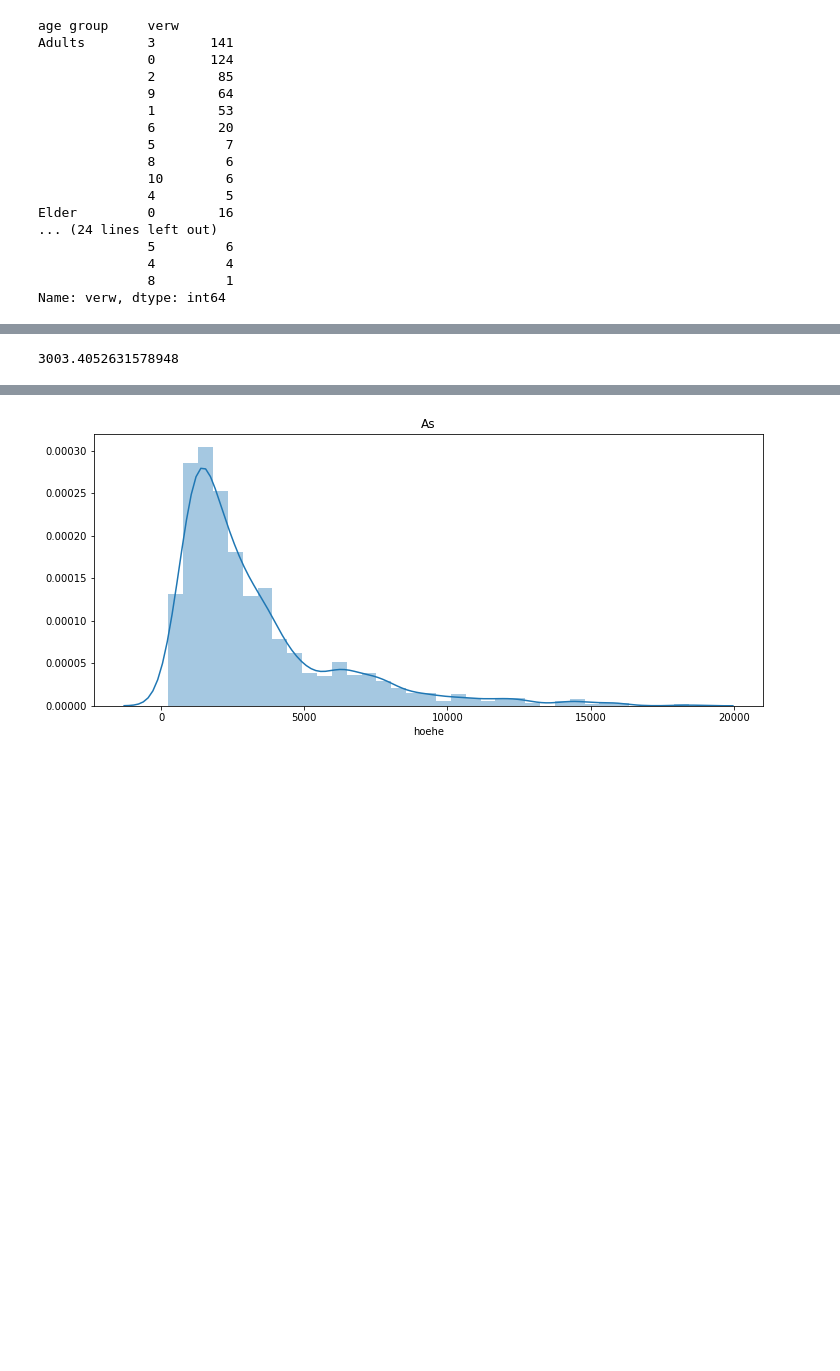
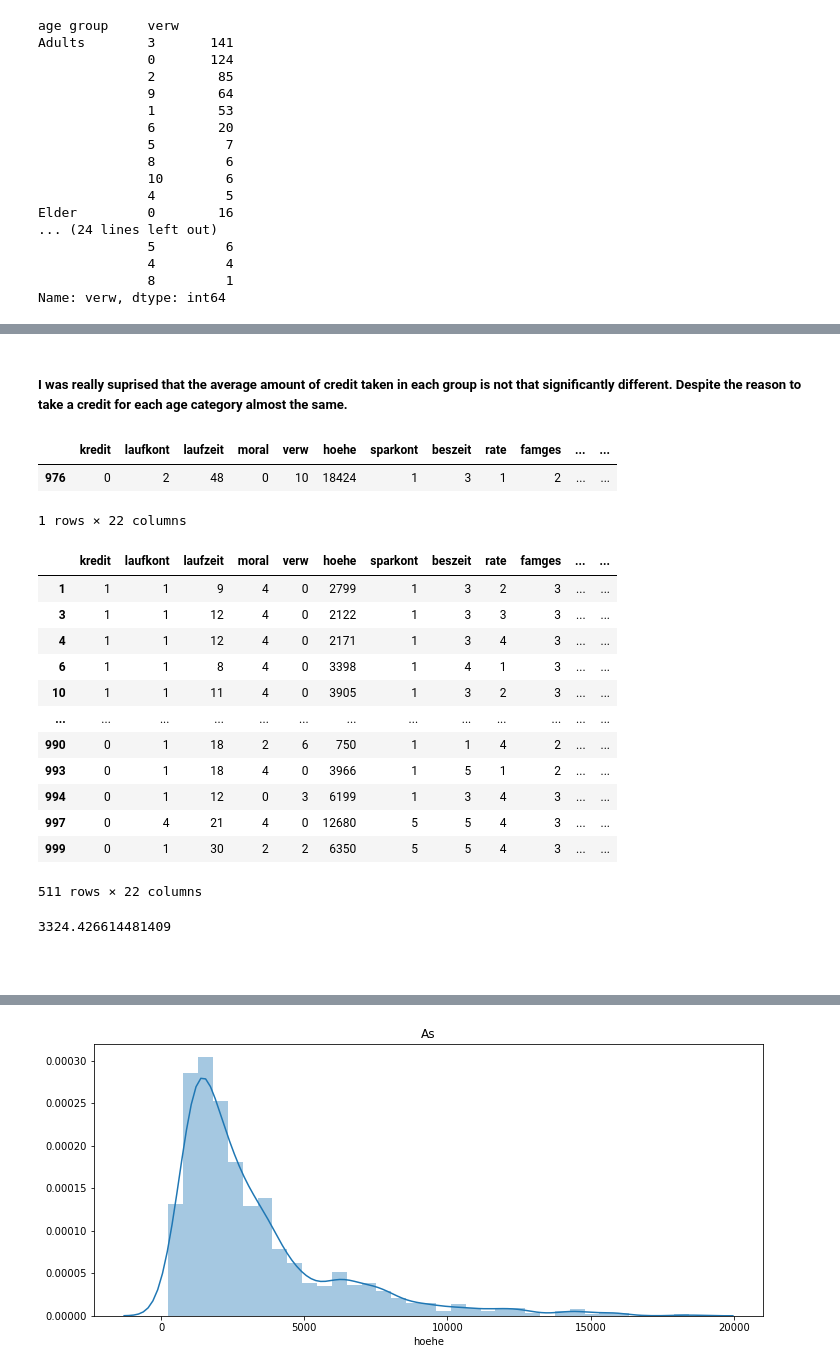
Before and after one commit to satriobhirawa/Kredit-EDA-SudDeutschland, a Jupyter notebook: KreditScoring_EDA.ipynb, the cells around one changed output, grey strips where cells are left out. Drawn from its saved outputs; the diff is of its cells as text; code cells hidden in the pictures; blank space fills up the shorter version.

```diff
--- a/KreditScoring_EDA.ipynb
+++ b/KreditScoring_EDA.ipynb
@@ -571,8 +585,34 @@ dataset.groupby('age group')['hoehe'].mean().plot.bar()
 [figure]
+# %% [markdown]
+##### I was really suprised that the average amount of credit taken in each group is not that significantly different. Despite the reason to take a credit for each age category almost the same.
+# %%
+dataset[dataset['hoehe'] == 18424]
+# %% [output]
+|  | kredit | laufkont | laufzeit | moral | verw | hoehe | sparkont | beszeit | rate | famges | ... | ... |
+| 976 | 0 | 2 | 48 | 0 | 10 | 18424 | 1 | 3 | 1 | 2 | ... | ... |
+1 rows × 22 columns
+# %%
+dataset[dataset['age group'] == 'Adults']
+# %% [output]
+|  | kredit | laufkont | laufzeit | moral | verw | hoehe | sparkont | beszeit | rate | famges | ... | ... |
+| 1 | 1 | 1 | 9 | 4 | 0 | 2799 | 1 | 3 | 2 | 3 | ... | ... |
+| 3 | 1 | 1 | 12 | 4 | 0 | 2122 | 1 | 3 | 3 | 3 | ... | ... |
+| 4 | 1 | 1 | 12 | 4 | 0 | 2171 | 1 | 3 | 4 | 3 | ... | ... |
+| 6 | 1 | 1 | 8 | 4 | 0 | 3398 | 1 | 4 | 1 | 3 | ... | ... |
+| 10 | 1 | 1 | 11 | 4 | 0 | 3905 | 1 | 3 | 2 | 3 | ... | ... |
+| ... | ... | ... | ... | ... | ... | ... | ... | ... | ... | ... | ... | ... |
+| 990 | 0 | 1 | 18 | 2 | 6 | 750 | 1 | 1 | 4 | 2 | ... | ... |
+| 993 | 0 | 1 | 18 | 4 | 0 | 3966 | 1 | 5 | 1 | 2 | ... | ... |
+| 994 | 0 | 1 | 12 | 0 | 3 | 6199 | 1 | 3 | 4 | 3 | ... | ... |
+| 997 | 0 | 4 | 21 | 4 | 0 | 12680 | 5 | 5 | 4 | 3 | ... | ... |
+| 999 | 0 | 1 | 30 | 2 | 2 | 6350 | 5 | 5 | 4 | 3 | ... | ... |
+511 rows × 22 columns
 # %%
-dataset[dataset['age group'] == 'Young Adults']['hoehe'].mean()
+dataset[dataset['age group'] == 'Adults']['hoehe'].mean()
 # %% [output]
-3003.4052631578948
+3324.426614481409
+# %% [markdown]
+###
 # %%
 dataset.groupby('verw')['hoehe'].sum().plot.bar()
 # %% [output]
```
Also changed, not shown: parts of 33 cells of this notebook.
